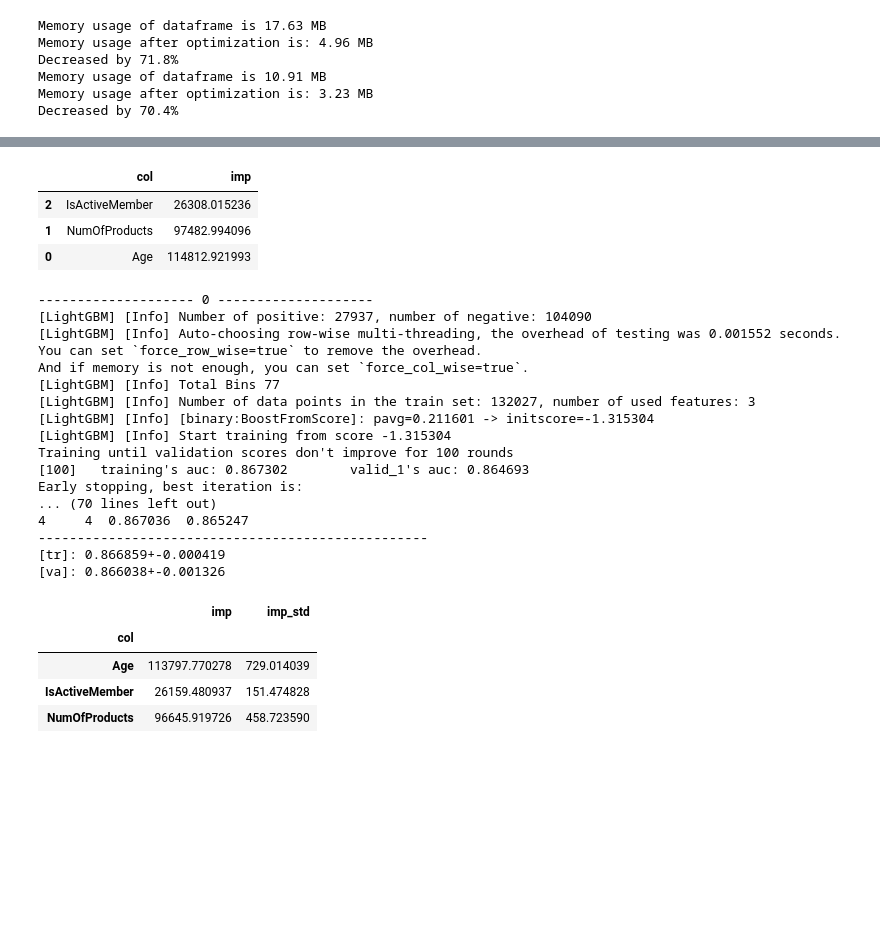
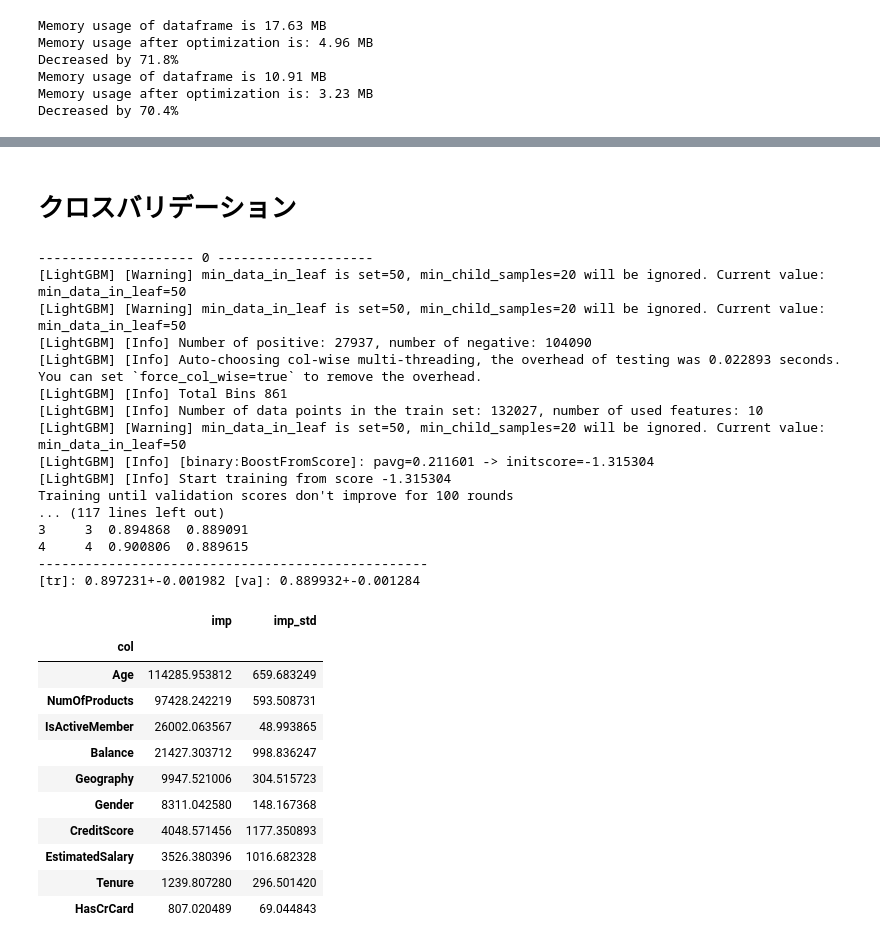
Before and after one commit to skyshine460/Binary-Classification-with-a-Bank-Churn-Dataset, a Jupyter notebook: notebookf7f7e4f5c0.ipynb, the cells around one changed output, grey strips where cells are left out. Saved outputs shown, nothing was run; the diff lists cells and outputs as text; code cells hidden in the pictures; blank space fills up the shorter version.

```diff
--- a/notebookf7f7e4f5c0.ipynb
+++ b/notebookf7f7e4f5c0.ipynb
@@ -144,0 +402,7 @@ Decreased by 70.4%
+# %%
+train_df['IsActiveMember'] = train_df['IsActiveMember'].astype(int)
+test_df['IsActiveMember'] = test_df['IsActiveMember'].astype(int)
+
+crosstab_IsActiveMember = pd.crosstab(train_df['IsActiveMember'], train_df['Exited'])
+crosstab_IsActiveMember['Exited_1_ratio'] = crosstab_IsActiveMember[1] / (crosstab_IsActiveMember[0] + crosstab_IsActiveMember[1])
+crosstab_IsActiveMember
@@ -144,0 +427,2 @@ Decreased by 70.4%
+# %%
+train_df['Balance_per_salaly'] = train_df['Balance'] / train_df['EstimatedSalary']
@@ -145,5 +439,5 @@ Decreased by 70.4%
 # %%
-features = ['Age', 'NumOfProducts', 'IsActiveMember']
+features = ['Gender', 'Age', 'NumOfProducts', 'Geography', 'HasCrCard', 'IsActiveMember', 'Tenure', 'Balance', 'EstimatedSalary', 'CreditScore']
 x_train = train_df[features]
 y_train = train_df['Exited']
 # %%
@@ -171,7 +467,9 @@ params = {
     'num_leaves': 16,
     'n_estimators': 10000,
     'importance_type': 'gain',
-    'verbose': 1
+    'verbose': 1,
+    'min_data_in_leaf': 50,
+    'max_depth': 5
 }
 # %%
 model = lgb.LGBMClassifier(**params)
@@ -214,15 +519,5 @@ Va: 0.8621405390394143
-# %%
-imp = pd.DataFrame({
-    'col': x_train.columns,
-    'imp': model.feature_importances_
-})
-
-imp.sort_values('imp', ascending=True)
-# %% [output]
-|  | col | imp |
-| 2 | IsActiveMember | 26308.015236 |
-| 1 | NumOfProducts | 97482.994096 |
-| 0 | Age | 114812.921993 |
+# %% [markdown]
+# クロスバリデーション
 # %%
 metric=[]
 imp=pd.DataFrame()
@@ -267,37 +562,43 @@ print(pd.DataFrame(metric, columns=["Fold", "Train", "Va"]))
 print('-'*50)
 
 metric = np.array(metric)
-print('[tr]: {:3f}+-{:2f}'.format(metric[:, 1].mean(), metric[:, 1].std()))
-print('[va]: {:3f}+-{:2f}'.format(metric[:, 2].mean(), metric[:, 2].std()))
+print('[tr]: {:3f}+-{:2f}'.format(metric[:, 1].mean(), metric[:, 1].std()), '[va]: {:3f}+-{:2f}'.format(metric[:, 2].mean(), metric[:, 2].std()))
 # %% [output]
 -------------------- 0 --------------------
+[LightGBM] [Warning] min_data_in_leaf is set=50, min_child_samples=20 will be ignored. Current value: min_data_in_leaf=50
+[LightGBM] [Warning] min_data_in_leaf is set=50, min_child_samples=20 will be ignored. Current value: min_data_in_leaf=50
 [LightGBM] [Info] Number of positive: 27937, number of negative: 104090
-[LightGBM] [Info] Auto-choosing row-wise multi-threading, the overhead of testing was 0.001552 seconds.
-You can set `force_row_wise=true` to remove the overhead.
-And if memory is not enough, you can set `force_col_wise=true`.
-[LightGBM] [Info] Total Bins 77
-[LightGBM] [Info] Number of data points in the train set: 132027, number of used features: 3
+[LightGBM] [Info] Auto-choosing col-wise multi-threading, the overhead of testing was 0.022893 seconds.
+You can set `force_col_wise=true` to remove the overhead.
+[LightGBM] [Info] Total Bins 861
+[LightGBM] [Info] Number of data points in the train set: 132027, number of used features: 10
+[LightGBM] [Warning] min_data_in_leaf is set=50, min_child_samples=20 will be ignored. Current value: min_data_in_leaf=50
 [LightGBM] [Info] [binary:BoostFromScore]: pavg=0.211601 -> initscore=-1.315304
 [LightGBM] [Info] Start training from score -1.315304
 Training until validation scores don't improve for 100 rounds
-[100]   training's auc: 0.867302        valid_1's auc: 0.864693
-Early stopping, best iteration is:
-... (70 lines left out)
-4     4  0.867036  0.865247
+... (117 lines left out)
+3     3  0.894868  0.889091
+4     4  0.900806  0.889615
 --------------------------------------------------
-[tr]: 0.866859+-0.000419
-[va]: 0.866038+-0.001326
+[tr]: 0.897231+-0.001982 [va]: 0.889932+-0.001284
 # %%
 imp_df = imp.groupby('col')['imp'].agg(['mean', 'std'])
 imp_df.columns = ['imp', 'imp_std']
 imp_df.reset_index(drop=False)
-imp_df
+imp_df.sort_values('imp', ascending=False)
 # %% [output]
 |  | imp | imp_std |
 | col |  |  |
-| Age | 113797.770278 | 729.014039 |
-| IsActiveMember | 26159.480937 | 151.474828 |
-| NumOfProducts | 96645.919726 | 458.723590 |
+| Age | 114285.953812 | 659.683249 |
+| NumOfProducts | 97428.242219 | 593.508731 |
+| IsActiveMember | 26002.063567 | 48.993865 |
+| Balance | 21427.303712 | 998.836247 |
+| Geography | 9947.521006 | 304.515723 |
+| Gender | 8311.042580 | 148.167368 |
+| CreditScore | 4048.571456 | 1177.350893 |
+| EstimatedSalary | 3526.380396 | 1016.682328 |
+| Tenure | 1239.807280 | 296.501420 |
+| HasCrCard | 807.020489 | 69.044843 |
 # %%
 from sklearn.metrics import roc_curve, roc_auc_score
 
```
Also changed, not shown: parts of 49 cells of this notebook.
